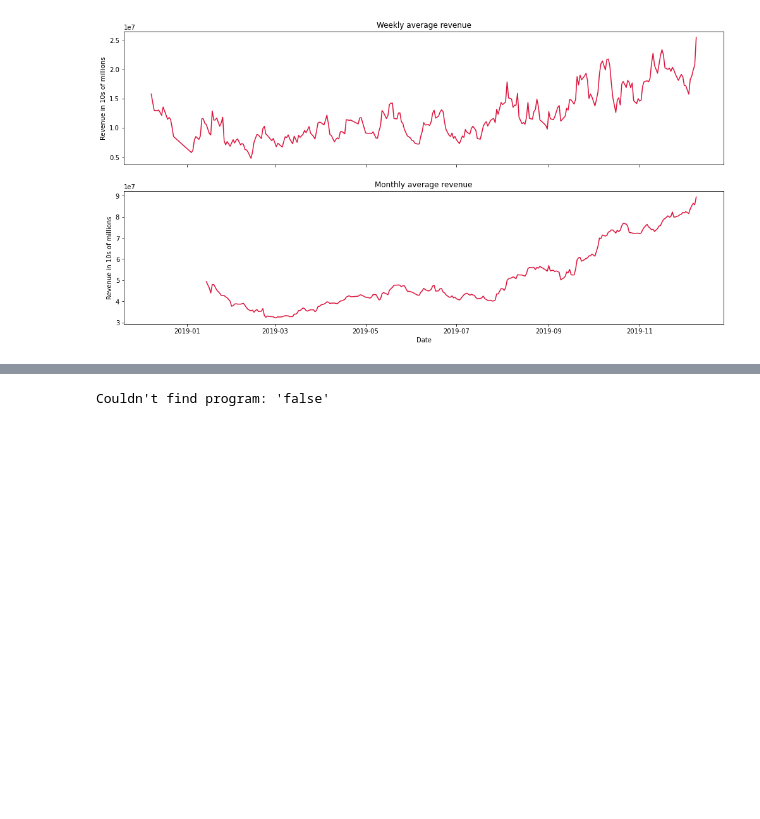
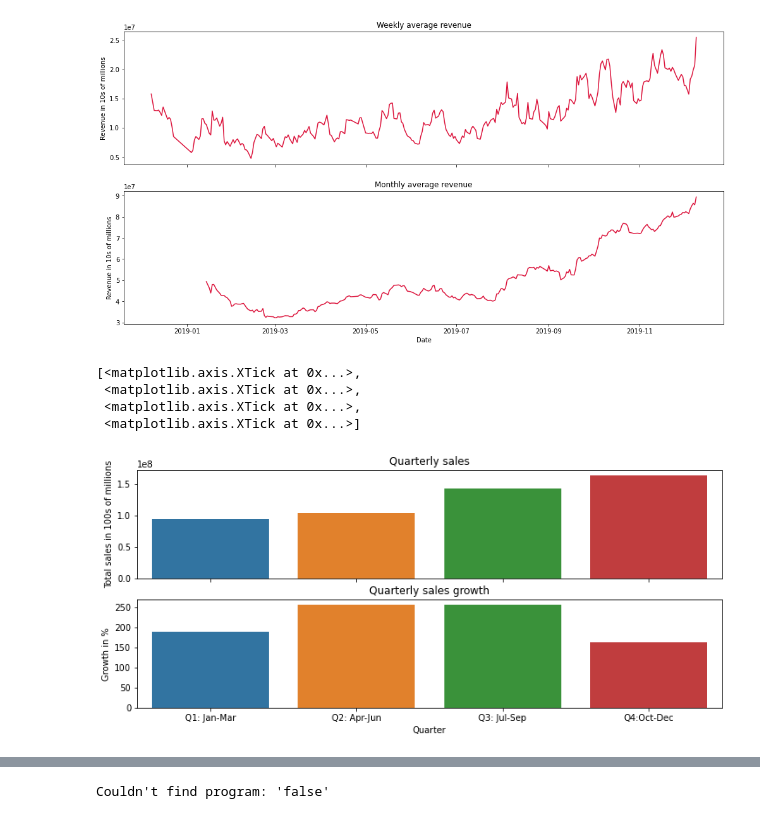
Before and after one commit to gkosmaras/Project_5, a Jupyter notebook: ecommerce_eda.ipynb, the cells around one changed output, grey strips where cells are left out. Saved outputs shown, nothing was run; the diff lists cells and outputs as text; code cells hidden in the pictures; blank space fills up the shorter version.

```diff
--- a/ecommerce_eda.ipynb
+++ b/ecommerce_eda.ipynb
@@ -309,5 +318,40 @@ ax[1].set(title="Monthly average revenue", xlabel="Date",
  Text(0.5, 0, 'Date'),
  Text(0, 0.5, 'Revenue in 10s of millions')]
 [figure]
+# %%
+# Calculating quarterly revenue behaviour
+temp=sales.copy(deep=True)
+temp=temp.loc[temp["year"]==2019]
+temp=temp.groupby(by="month").sum()
+temp.reset_index(inplace=True)
+lst=pd.DataFrame(columns=["date","Growth"])
+lst1=pd.DataFrame(columns=["date","sales"])
+x=0
+for i in range(0,12,3):
+    lst.loc[x,"date"]=temp.loc[i,"month"]
+    lst.loc[x,"Growth"]=(((temp.loc[i:(i+2),"total_sale"].sum())
+                        -(temp.loc[i,"total_sale"].sum()))
+                        /(temp.loc[i,"total_sale"].sum()))
+    lst1.loc[x,"date"]=temp.loc[i,"month"]
+    lst1.loc[x,"sales"]=(temp.loc[i:(i+2),"total_sale"].sum())
+    x+=1
+
+# Plotting our results
+fig,ax=plt.subplots(2,1,figsize=(12,5), sharex=True)
+sns.barplot(ax=ax[0], data=lst1, x="date", y="sales")
+sns.barplot(ax=ax[1], x=lst["date"], y=lst["Growth"]*100)
+ax[0].set(title="Quarterly sales",
+            xlabel="", ylabel="Total sales in 100s of millions")
+ax[1].set(title="Quarterly sales growth",
+            xlabel="Quarter", ylabel="Growth in %")
+ax[1].set_xticks([0,1,2,3],
+                ["Q1: Jan-Mar", "Q2: Apr-Jun",
+                "Q3: Jul-Sep", "Q4:Oct-Dec"])
+# %% [output]
+[<matplotlib.axis.XTick at 0x...>,
+ <matplotlib.axis.XTick at 0x...>,
+ <matplotlib.axis.XTick at 0x...>,
+ <matplotlib.axis.XTick at 0x...>]
+[figure, added]
 # %%
 # Daily sales throughout the year, with Black Friday denoted by vertical line
```
Also changed, not shown: parts of 10 cells of this notebook, 1 other file.
